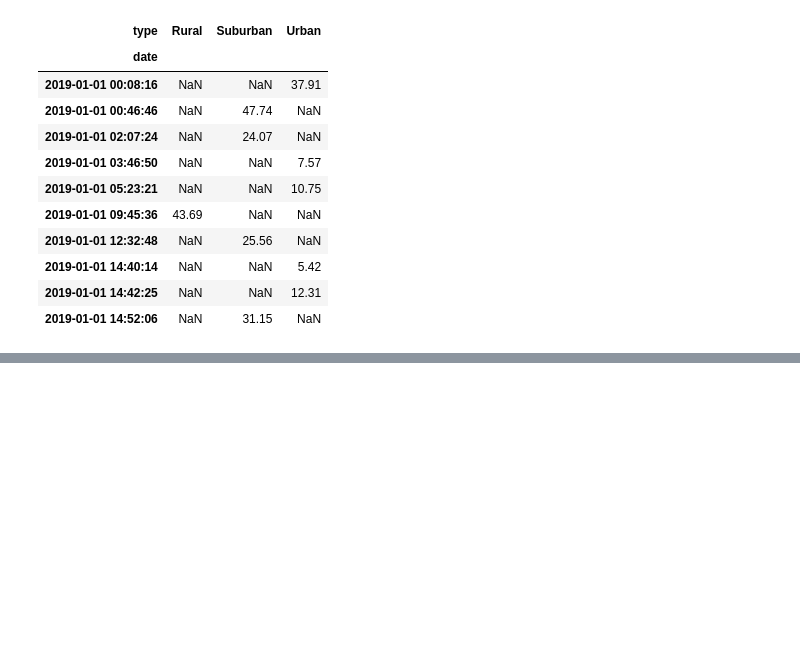
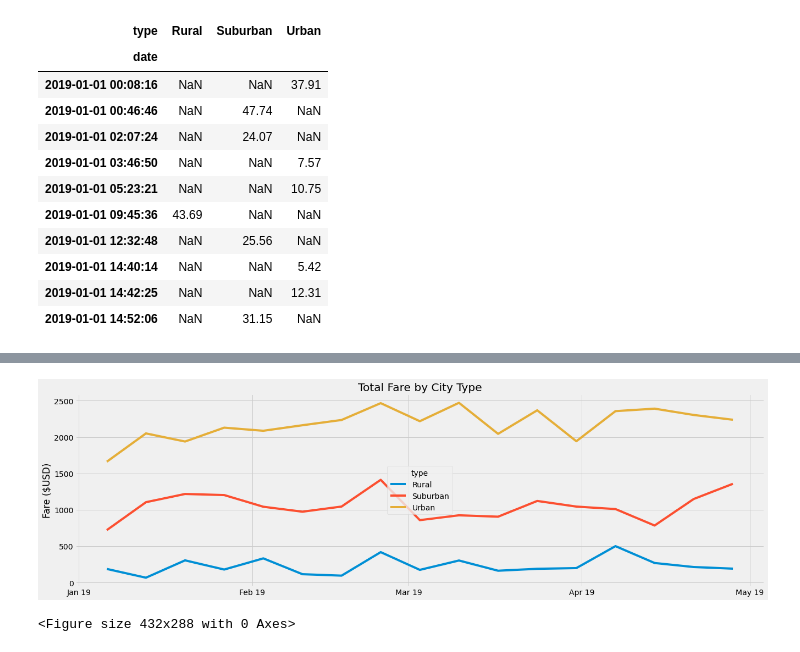
Before and after one commit to AbdullahBera/PyBer_Analysis, a Jupyter notebook: PyBer_Challenge.ipynb, the cells around one changed output, grey strips where cells are left out. Cells and saved outputs as stored; diff of their text form; code cells hidden in the pictures; blank space fills up the shorter version.

```diff
--- a/PyBer_Challenge.ipynb
+++ b/PyBer_Challenge.ipynb
@@ -202,3 +203,6 @@ new_pyber_data_pivot.head(10)
 | 2019-01-01 14:52:06 | NaN | 31.15 | NaN |
 # %%
 # 5. Create a new DataFrame from the pivot table DataFrame using loc on the given dates, '2019-01-01':'2019-04-29'.
+
+pyber_pivot_data_df = new_pyber_data_pivot.loc['2019-01-01' : '2019-04-29']
+pyber_pivot_data_df
@@ -205,3 +224,7 @@ new_pyber_data_pivot.head(10)
 # %%
 # 6. Set the "date" index to datetime datatype. This is necessary to use the resample() method in Step 8.
 # df.index = pd.to_datetime(df.index)
+
+
+pyber_pivot_data_df.index = pd.to_datetime(pyber_pivot_data_df.index)
+pyber_pivot_data_df
@@ -210,2 +260,4 @@ new_pyber_data_pivot.head(10)
 # %%
 # 8. Create a new DataFrame using the "resample()" function by week 'W' and get the sum of the fares for each week.
+pyber_pivot_data_df_week = pyber_pivot_data_df.resample('W').sum()
+pyber_pivot_data_df_week.head(10)
@@ -212,7 +277,28 @@ new_pyber_data_pivot.head(10)
 # %%
 # 8. Using the object-oriented interface method, plot the resample DataFrame using the df.plot() function.
+from matplotlib.dates import DateFormatter
+import numpy as np
+import matplotlib.dates as mdates
 
+fig, ax = plt.subplots(figsize = (20,6))
+ax.plot(pyber_pivot_data_df_week)
+ax.set_ylabel('Fare ($USD)')
+ax.set_title('Total Fare by City Type')
+
+ax.legend(['Rural', 'Suburban', 'Urban'], title = 'type', loc = 'center')
+ax.grid(True)
+ax.xaxis.set_major_locator(mdates.MonthLocator())
+
+#set major ticks format
+ax.xaxis.set_major_formatter(mdates.DateFormatter('%b %y'))
+
+plt.show()
 # Import the style from Matplotlib.
 from matplotlib import style
 # Use the graph style fivethirtyeight.
 style.use('fivethirtyeight')
+
+plt.savefig('analysis/PyBer_fare_summary.png')
+# %% [output]
+[figure, added]
+<Figure size 432x288 with 0 Axes>
```
Also changed, not shown: parts of 5 cells of this notebook, 1 other file.
